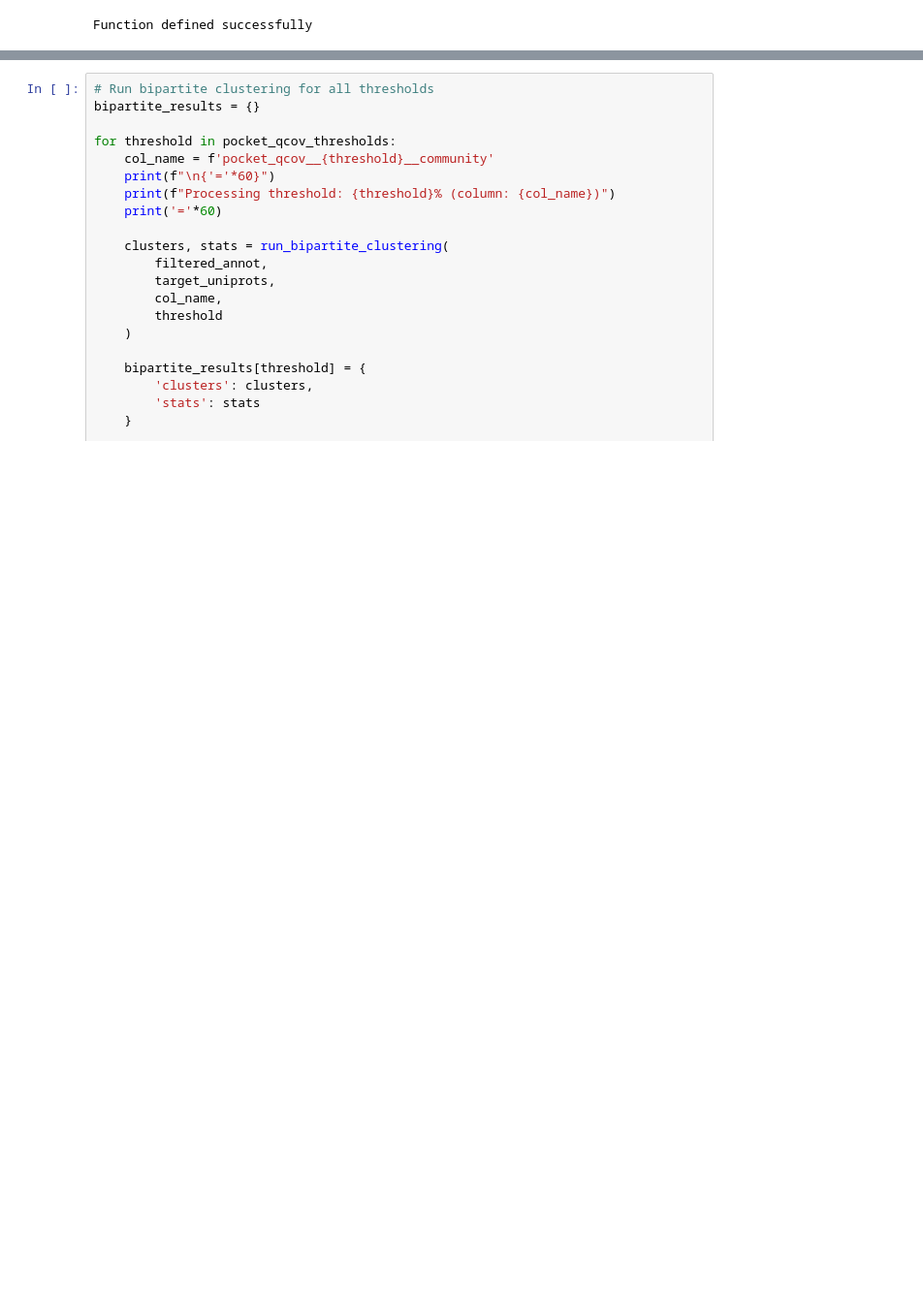
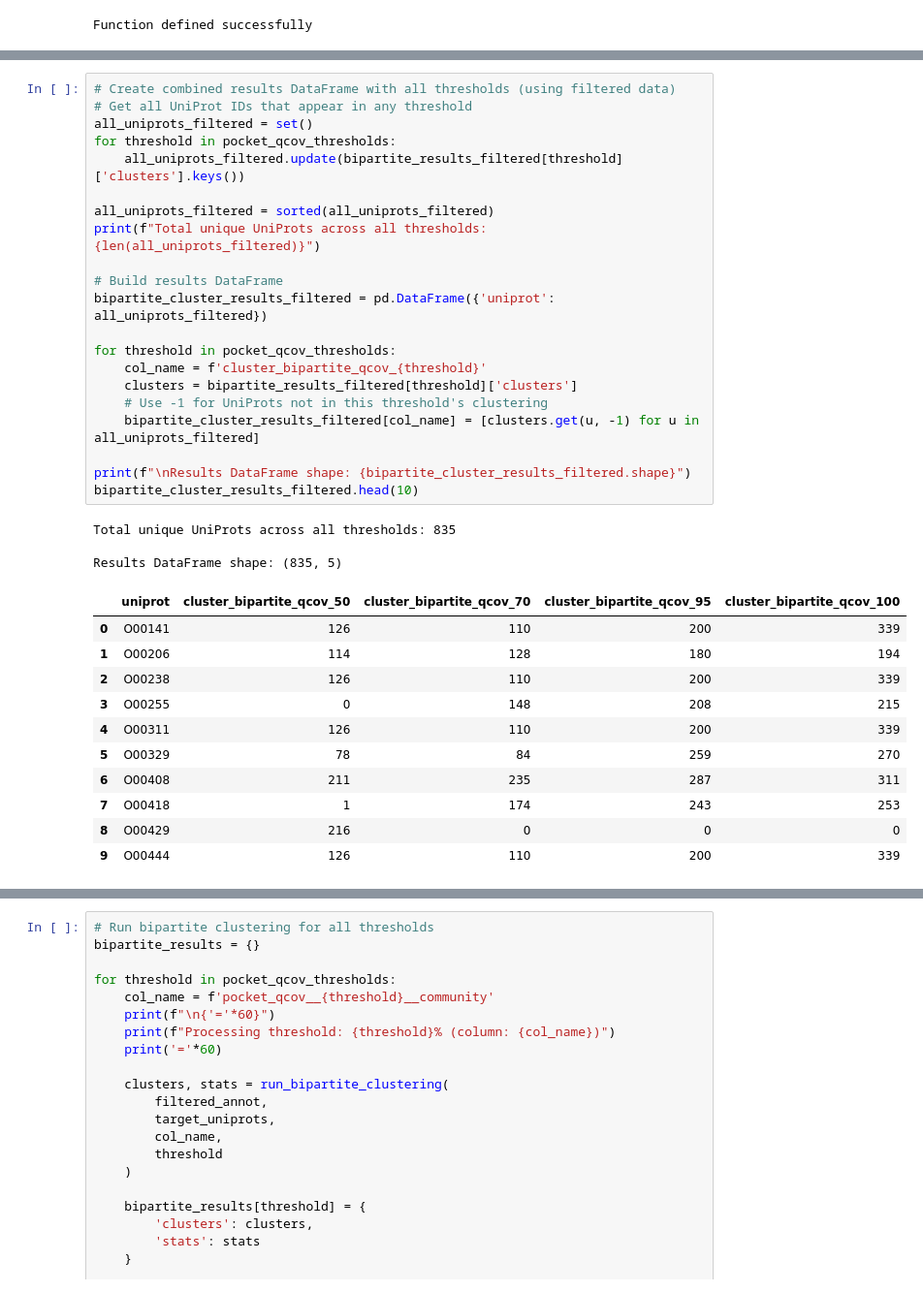
Before and after one commit to AaronXu9/VLS-Benchmark-Dataset, a Jupyter notebook: notebooks/protein_graph_analysis.ipynb, the cells around one changed output, grey strips where cells are left out. Shown at 97% size. Saved outputs shown, nothing was run; the diff lists cells and outputs as text; blank space fills up the shorter version.

```diff
--- a/notebooks/protein_graph_analysis.ipynb
+++ b/notebooks/protein_graph_analysis.ipynb
@@ -718,0 +886,36 @@ Function defined successfully
+# %%
+# Create combined results DataFrame with all thresholds (using filtered data)
+# Get all UniProt IDs that appear in any threshold
+all_uniprots_filtered = set()
+for threshold in pocket_qcov_thresholds:
+    all_uniprots_filtered.update(bipartite_results_filtered[threshold]['clusters'].keys())
+
+all_uniprots_filtered = sorted(all_uniprots_filtered)
+print(f"Total unique UniProts across all thresholds: {len(all_uniprots_filtered)}")
+
+# Build results DataFrame
+bipartite_cluster_results_filtered = pd.DataFrame({'uniprot': all_uniprots_filtered})
+
+for threshold in pocket_qcov_thresholds:
+    col_name = f'cluster_bipartite_qcov_{threshold}'
+    clusters = bipartite_results_filtered[threshold]['clusters']
+    # Use -1 for UniProts not in this threshold's clustering
+    bipartite_cluster_results_filtered[col_name] = [clusters.get(u, -1) for u in all_uniprots_filtered]
+
+print(f"\nResults DataFrame shape: {bipartite_cluster_results_filtered.shape}")
+bipartite_cluster_results_filtered.head(10)
+# %% [output]
+Total unique UniProts across all thresholds: 835
+
+Results DataFrame shape: (835, 5)
+|  | uniprot | cluster_bipartite_qcov_50 | cluster_bipartite_qcov_70 | cluster_bipartite_qcov_95 | cluster_bipartite_qcov_100 |
+| 0 | O00141 | 126 | 110 | 200 | 339 |
+| 1 | O00206 | 114 | 128 | 180 | 194 |
+| 2 | O00238 | 126 | 110 | 200 | 339 |
+| 3 | O00255 | 0 | 148 | 208 | 215 |
+| 4 | O00311 | 126 | 110 | 200 | 339 |
+| 5 | O00329 | 78 | 84 | 259 | 270 |
+| 6 | O00408 | 211 | 235 | 287 | 311 |
+| 7 | O00418 | 1 | 174 | 243 | 253 |
+| 8 | O00429 | 216 | 0 | 0 | 0 |
+| 9 | O00444 | 126 | 110 | 200 | 339 |
```
Also changed, not shown: parts of 10 cells of this notebook, 6 other files.
